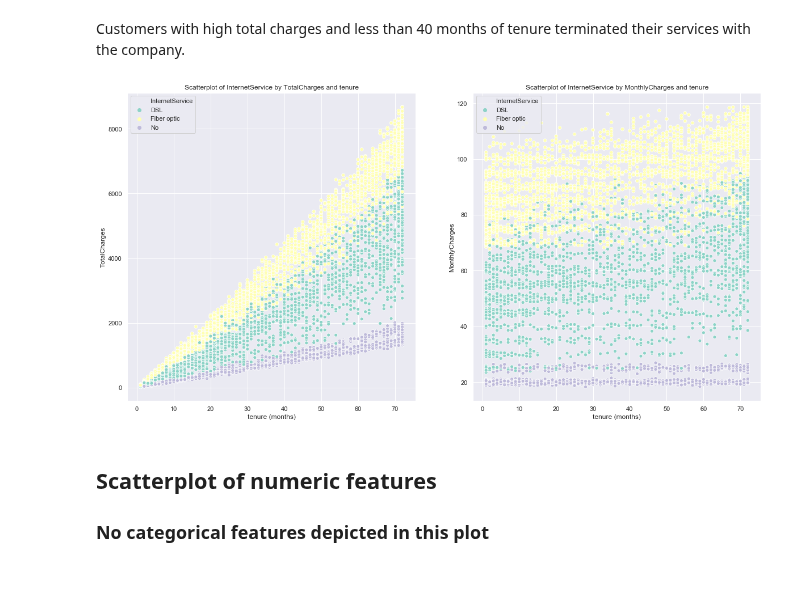
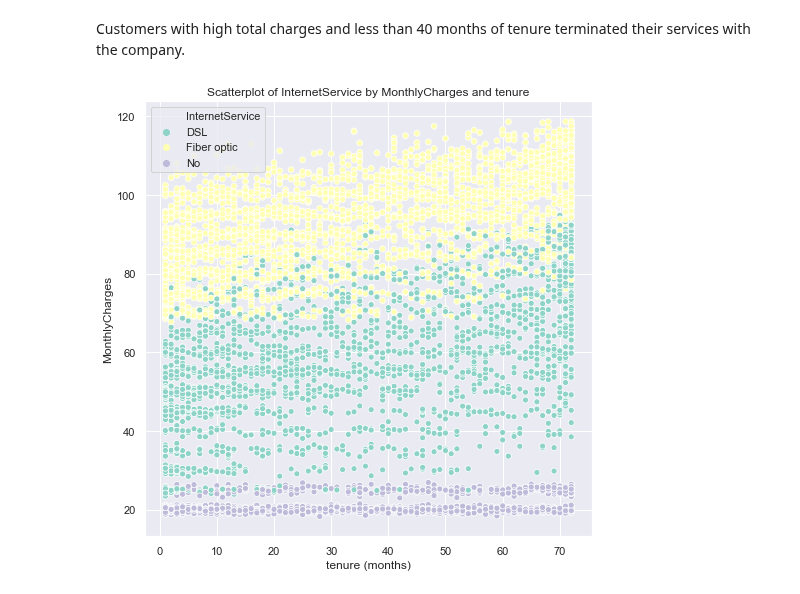
Before and after one commit to ayn28/Project-Portfolio, a Jupyter notebook: current-capstone-project/customer-churn/customer_churn.ipynb, the cells around one changed output. Drawn from its saved outputs; the diff is of its cells as text; code cells hidden in the pictures.

```diff
--- a/current-capstone-project/customer-churn/customer_churn.ipynb
+++ b/current-capstone-project/customer-churn/customer_churn.ipynb
@@ -690,22 +687,11 @@ plt.xlabel('tenure (months)');
 # %% [markdown]
 Customers with high total charges and less than 40 months of tenure terminated their services with the company.
 # %%
-# Scatterplot of InternetService by TotalCharges and tenure
-plt.figure(figsize=(20, 10));
-plt.subplot(121);
-sns.scatterplot(x='tenure', y='TotalCharges', hue='InternetService', palette='Set3', data=df);
-plt.xlabel('tenure (months)');
-plt.title('Scatterplot of InternetService by TotalCharges and tenure');
-
-# Scatterplot of InternetService by MonthlyCharges and tenure
-plt.subplot(122);
+plt.figure(figsize=(8, 8));
 sns.scatterplot(x='tenure', y='MonthlyCharges', hue='InternetService', palette='Set3', data=df);
 plt.xlabel('tenure (months)');
 plt.title('Scatterplot of InternetService by MonthlyCharges and tenure');
 
 plt.show()
 # %% [output]
-[figure, old version]
+[figure, new version]
-# %% [markdown]
-## Scatterplot of numeric features
-### No categorical features depicted in this plot
```
Also changed, not shown: parts of 18 cells of this notebook.
